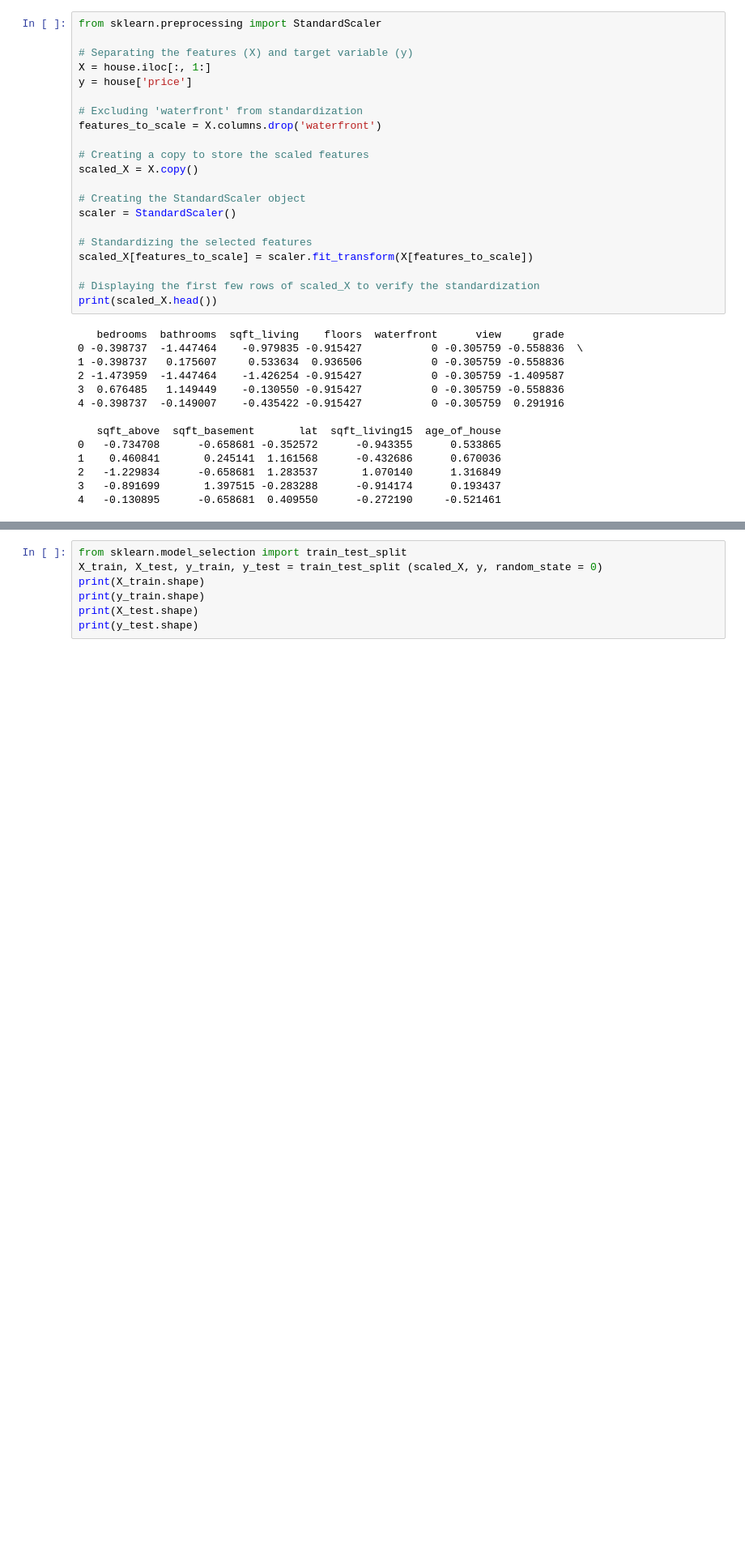
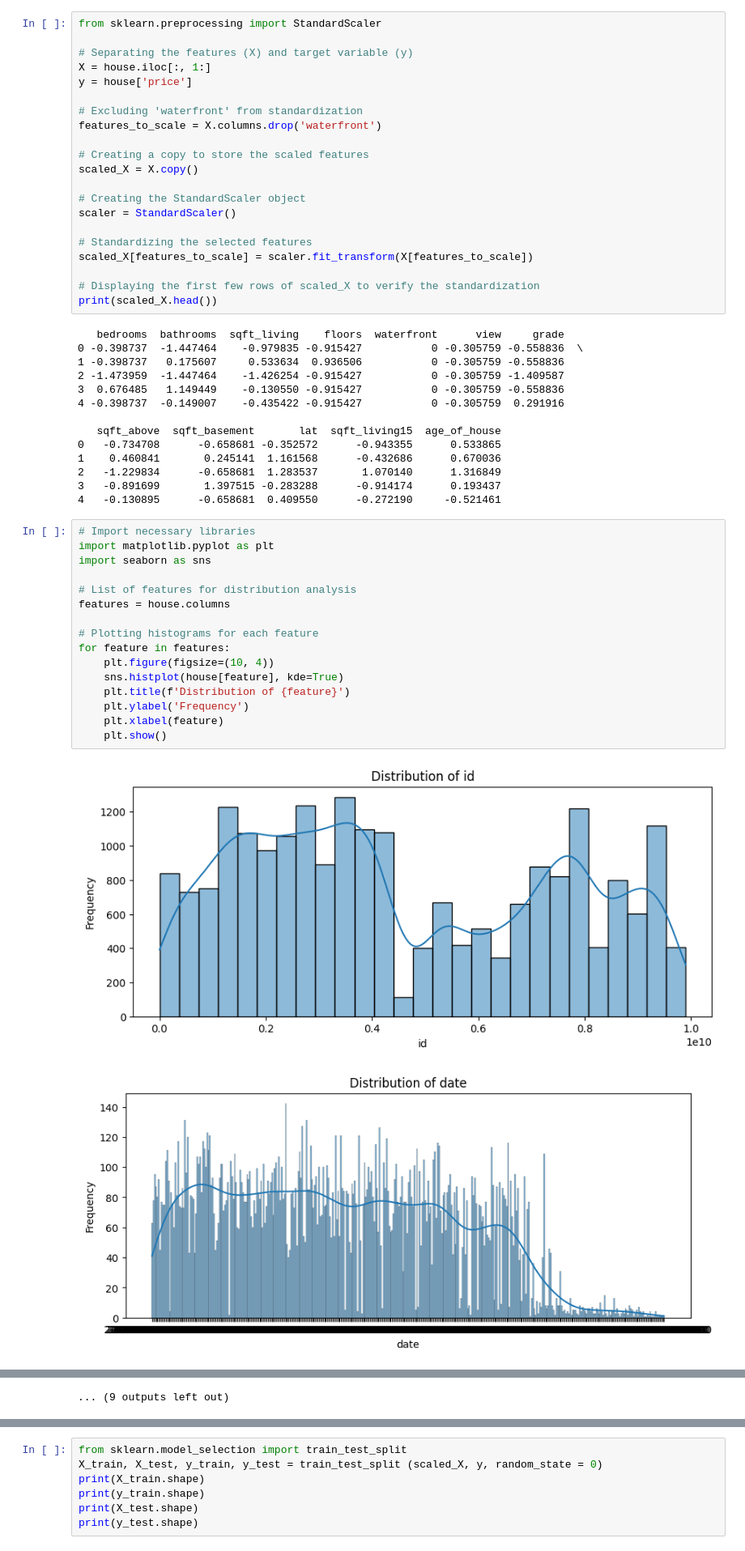
Before and after one commit to LobenKT/stintsy-grp5-mp, a Jupyter notebook: STINTSY-GRP8-MP.ipynb, the cells around one changed output, grey strips where cells are left out. Shown at 81% size. Saved outputs shown, nothing was run; the diff lists cells and outputs as text; blank space fills up the shorter version.

```diff
--- a/STINTSY-GRP8-MP.ipynb
+++ b/STINTSY-GRP8-MP.ipynb
@@ -485,3 +485,22 @@ print(scaled_X.head())
 2   -1.229834      -0.658681  1.283537       1.070140      1.316849
 3   -0.891699       1.397515 -0.283288      -0.914174      0.193437
 4   -0.130895      -0.658681  0.409550      -0.272190     -0.521461
+# %%
+# Import necessary libraries
+import matplotlib.pyplot as plt
+import seaborn as sns
+
+# List of features for distribution analysis
+features = house.columns
+
+# Plotting histograms for each feature
+for feature in features:
+    plt.figure(figsize=(10, 4))
+    sns.histplot(house[feature], kde=True)
+    plt.title(f'Distribution of {feature}')
+    plt.ylabel('Frequency')
+    plt.xlabel(feature)
+    plt.show()
+# %% [output]
+[figure, added]
+[figure, added]
@@ -487,0 +517 @@ print(scaled_X.head())
+... (9 outputs left out)
```
Also changed, not shown: parts of 7 cells of this notebook.
